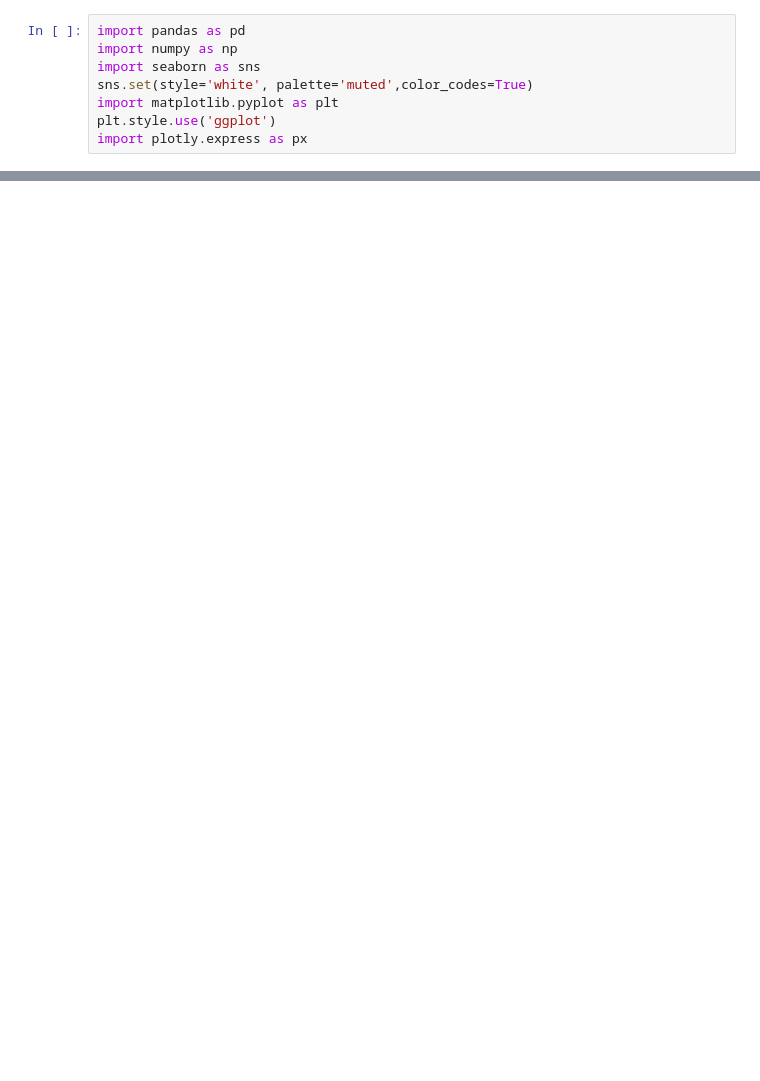
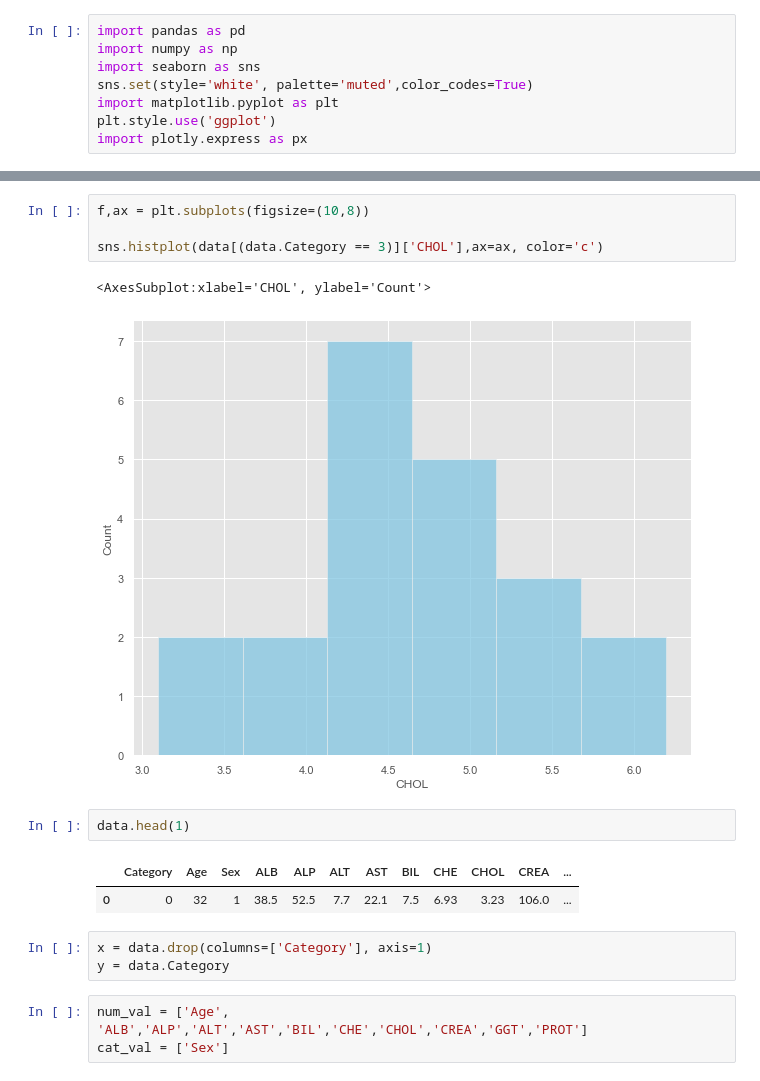
Before and after one commit to Omuk/Fullstack-Data-Analyst, a Jupyter notebook: Learning/code_examples/practice/practice_field.ipynb, the cells around one changed output, grey strips where cells are left out. Saved outputs shown, nothing was run; the diff lists cells and outputs as text; blank space fills up the shorter version.

```diff
--- a/Learning/code_examples/practice/practice_field.ipynb
+++ b/Learning/code_examples/practice/practice_field.ipynb
@@ -171,0 +118,18 @@ data
+# %%
+f,ax = plt.subplots(figsize=(10,8))
+
+sns.histplot(data[(data.Category == 3)]['CHOL'],ax=ax, color='c')
+# %% [output]
+<AxesSubplot:xlabel='CHOL', ylabel='Count'>
+[figure, added]
+# %%
+data.head(1)
+# %% [output]
+|  | Category | Age | Sex | ALB | ALP | ALT | AST | BIL | CHE | CHOL | CREA | ... |
+| 0 | 0 | 32 | 1 | 38.5 | 52.5 | 7.7 | 22.1 | 7.5 | 6.93 | 3.23 | 106.0 | ... |
+# %%
+x = data.drop(columns=['Category'], axis=1)
+y = data.Category
+# %%
+num_val = ['Age', 'ALB','ALP','ALT','AST','BIL','CHE','CHOL','CREA','GGT','PROT']
+cat_val = ['Sex']
```
Also changed, not shown: parts of 22 cells of this notebook, 1 other file.
